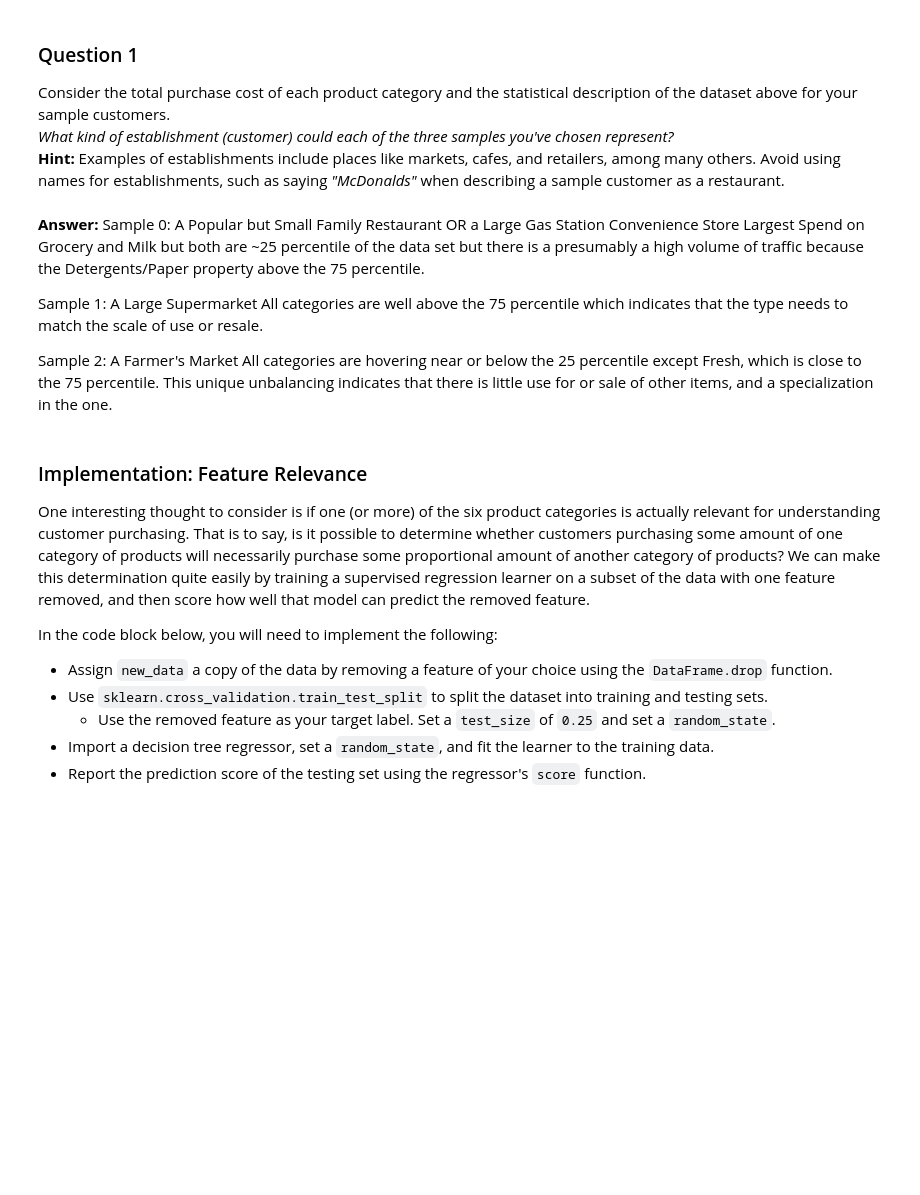
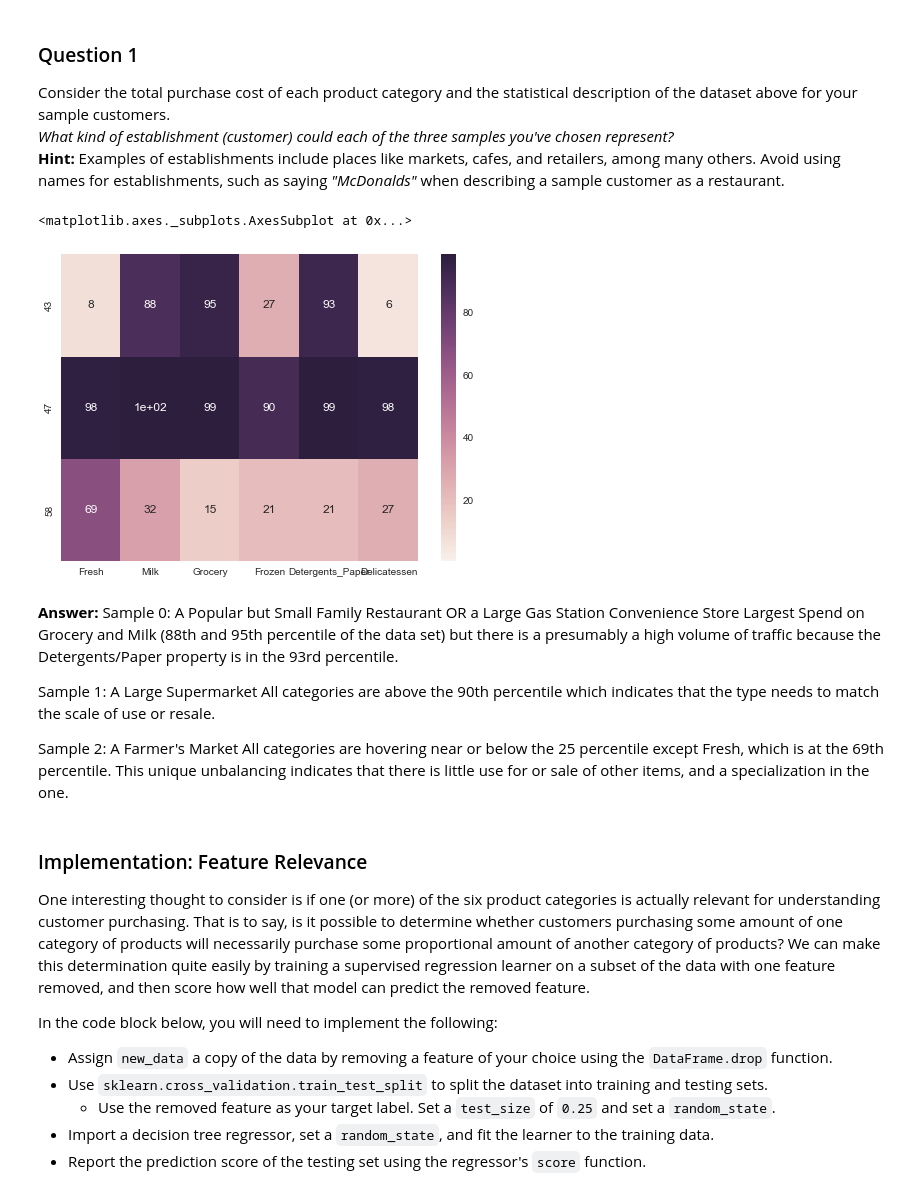
Before and after one commit to gilakos/machine-learning, a Jupyter notebook: projects/creating_customer_segments/customer_segments.ipynb, the cells around one changed output. Saved outputs shown, nothing was run; the diff lists cells and outputs as text; code cells hidden in the pictures; blank space fills up the shorter version.

```diff
--- a/projects/creating_customer_segments/customer_segments.ipynb
+++ b/projects/creating_customer_segments/customer_segments.ipynb
@@ -78,16 +78,30 @@ Chosen samples of wholesale customers dataset:
 Consider the total purchase cost of each product category and the statistical description of the dataset above for your sample customers.
 *What kind of establishment (customer) could each of the three samples you've chosen represent?*
 **Hint:** Examples of establishments include places like markets, cafes, and retailers, among many others. Avoid using names for establishments, such as saying *"McDonalds"* when describing a sample customer as a restaurant.
+# %%
+# Create a heatmap to understand samples' percentiles for each category
+import seaborn as sns
+# Calculate the percentiles for the whole data set
+category_percentiles = data.rank(pct=True)
+# Convert to Percentages
+category_percentiles = 100*category_percentiles.round(decimals=2)
+# Isolate the three samples
+category_percentiles = category_percentiles.iloc[indices]
+# Plot the heatmap
+sns.heatmap(category_percentiles, vmin=1, vmax=99, annot=True)
+# %% [output]
+<matplotlib.axes._subplots.AxesSubplot at 0x...>
+[figure, added]
 # %% [markdown]
 **Answer:**
 Sample 0: A Popular but Small Family Restaurant OR a Large Gas Station Convenience Store
-Largest Spend on Grocery and Milk but both are ~25 percentile of the data set but there is a presumably a high volume of traffic because the Detergents/Paper property above the 75 percentile.
+Largest Spend on Grocery and Milk (88th and 95th percentile of the data set) but there is a presumably a high volume of traffic because the Detergents/Paper property is in the 93rd percentile.
 
 Sample 1: A Large Supermarket
-All categories are well above the 75 percentile which indicates that the type needs to match the scale of use or resale.
+All categories are above the 90th percentile which indicates that the type needs to match the scale of use or resale.
 
 Sample 2: A Farmer's Market
-All categories are hovering near or below the 25 percentile except Fresh, which is close to the 75 percentile. This unique unbalancing indicates that there is little use for or sale of other items, and a specialization in the one.
+All categories are hovering near or below the 25 percentile except Fresh, which is at the 69th percentile. This unique unbalancing indicates that there is little use for or sale of other items, and a specialization in the one.
 # %% [markdown]
 ### Implementation: Feature Relevance
 One interesting thought to consider is if one (or more) of the six product categories is actually relevant for understanding customer purchasing. That is to say, is it possible to determine whether customers purchasing some amount of one category of products will necessarily purchase some proportional amount of another category of products? We can make this determination quite easily by training a supervised regression learner on a subset of the data with one feature removed, and then score how well that model can predict the removed feature.
```
Also changed, not shown: parts of 13 cells of this notebook, 2 other files.
